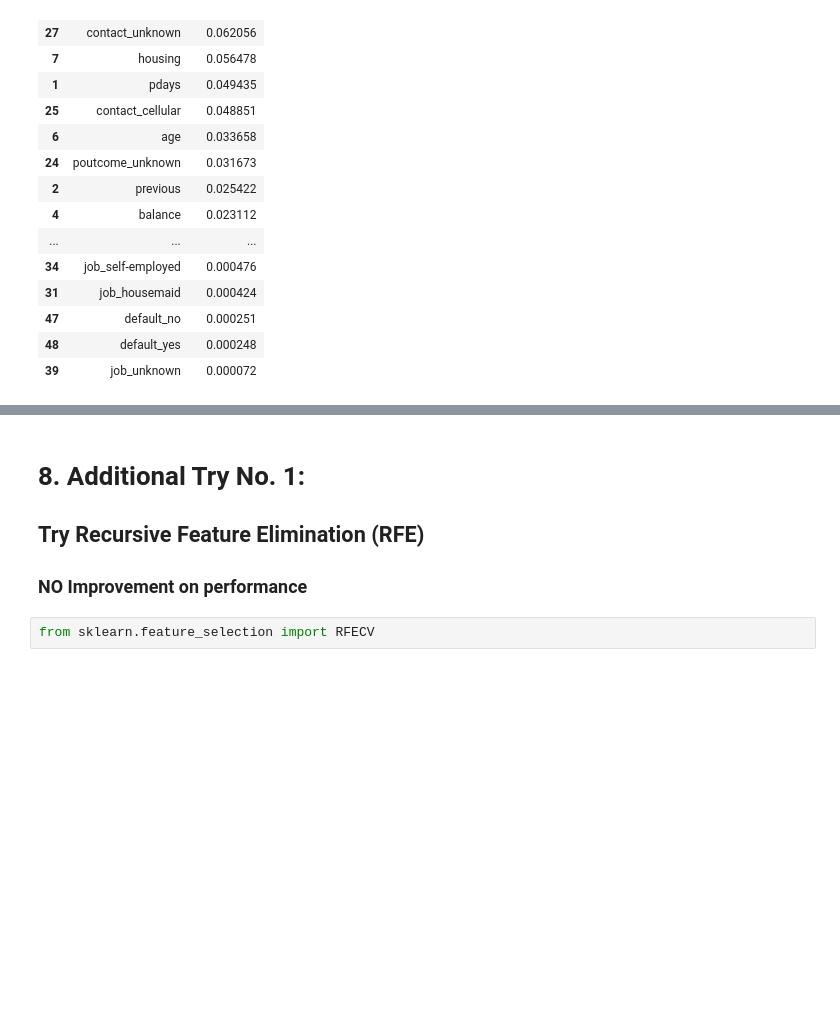
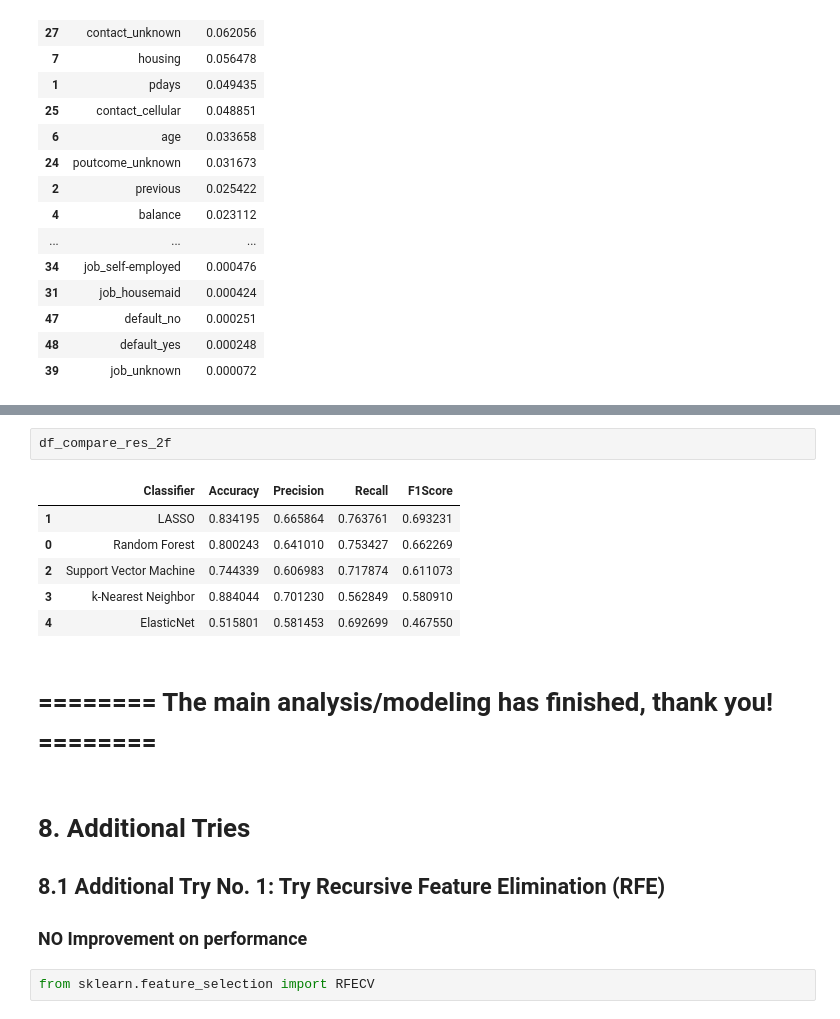
Before and after one commit to jwixis/ixisiv, a Jupyter notebook: bank_3.ipynb, the cells around one changed output, grey strips where cells are left out. Saved outputs shown, nothing was run; the diff lists cells and outputs as text; blank space fills up the shorter version.

```diff
--- a/bank_3.ipynb
+++ b/bank_3.ipynb
@@ -459,6 +525,17 @@ df_rf_fea_imp
+# %%
+df_compare_res_2f
+# %% [output]
+|  | Classifier | Accuracy | Precision | Recall | F1Score |
+| 1 | LASSO | 0.834195 | 0.665864 | 0.763761 | 0.693231 |
+| 0 | Random Forest | 0.800243 | 0.641010 | 0.753427 | 0.662269 |
+| 2 | Support Vector Machine | 0.744339 | 0.606983 | 0.717874 | 0.611073 |
+| 3 | k-Nearest Neighbor | 0.884044 | 0.701230 | 0.562849 | 0.580910 |
+| 4 | ElasticNet | 0.515801 | 0.581453 | 0.692699 | 0.467550 |
+# %% [markdown]
+# ======== The main analysis/modeling has finished, thank you! ========
 # %% [markdown]
-# 8. Additional Try No. 1:
-## Try Recursive Feature Elimination (RFE)
+# 8. Additional Tries
+## 8.1 Additional Try No. 1: Try Recursive Feature Elimination (RFE)
 ### NO Improvement on performance
 # %%
 from sklearn.feature_selection import RFECV
```
Also changed, not shown: parts of 13 cells of this notebook.
